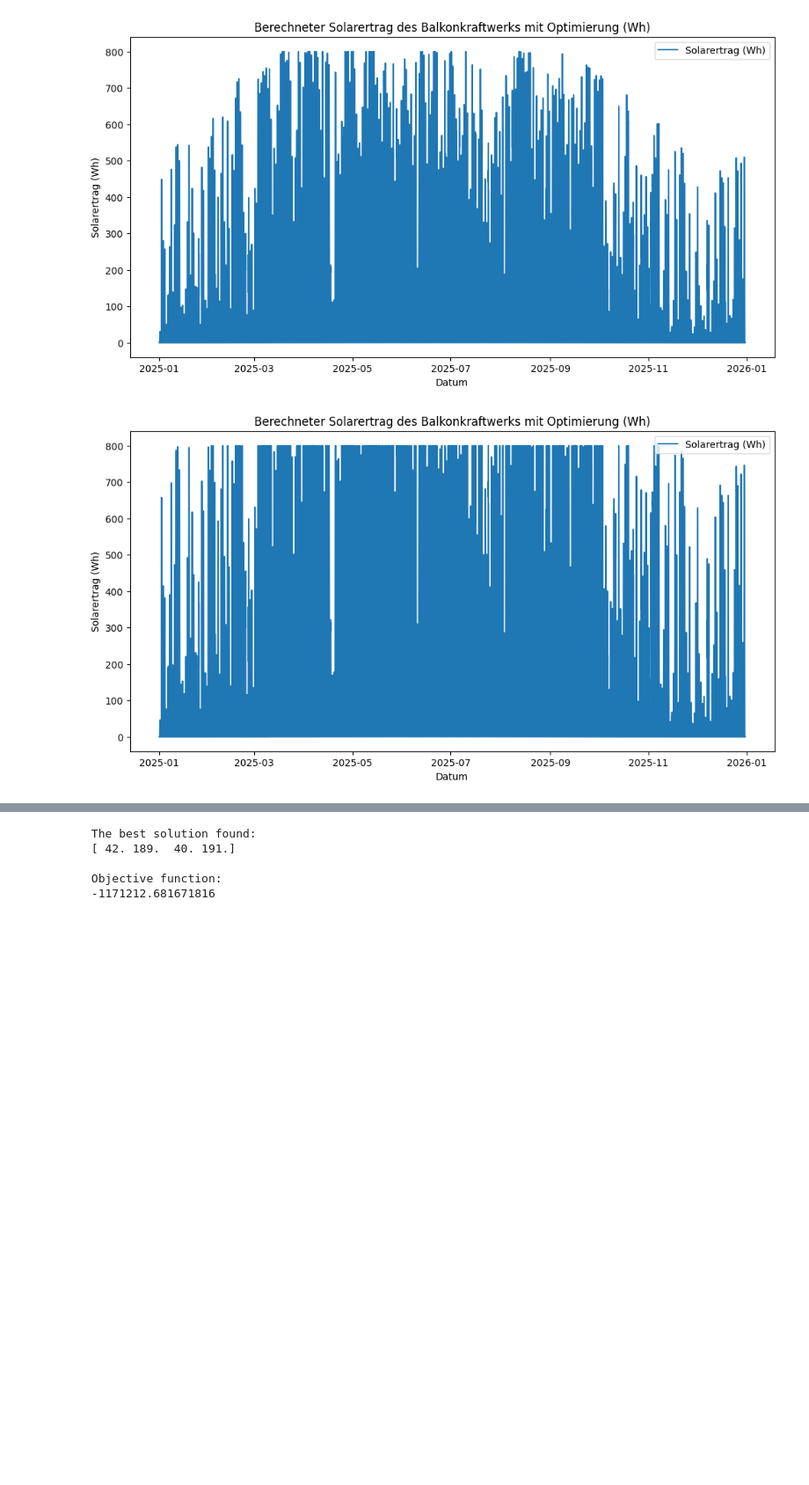
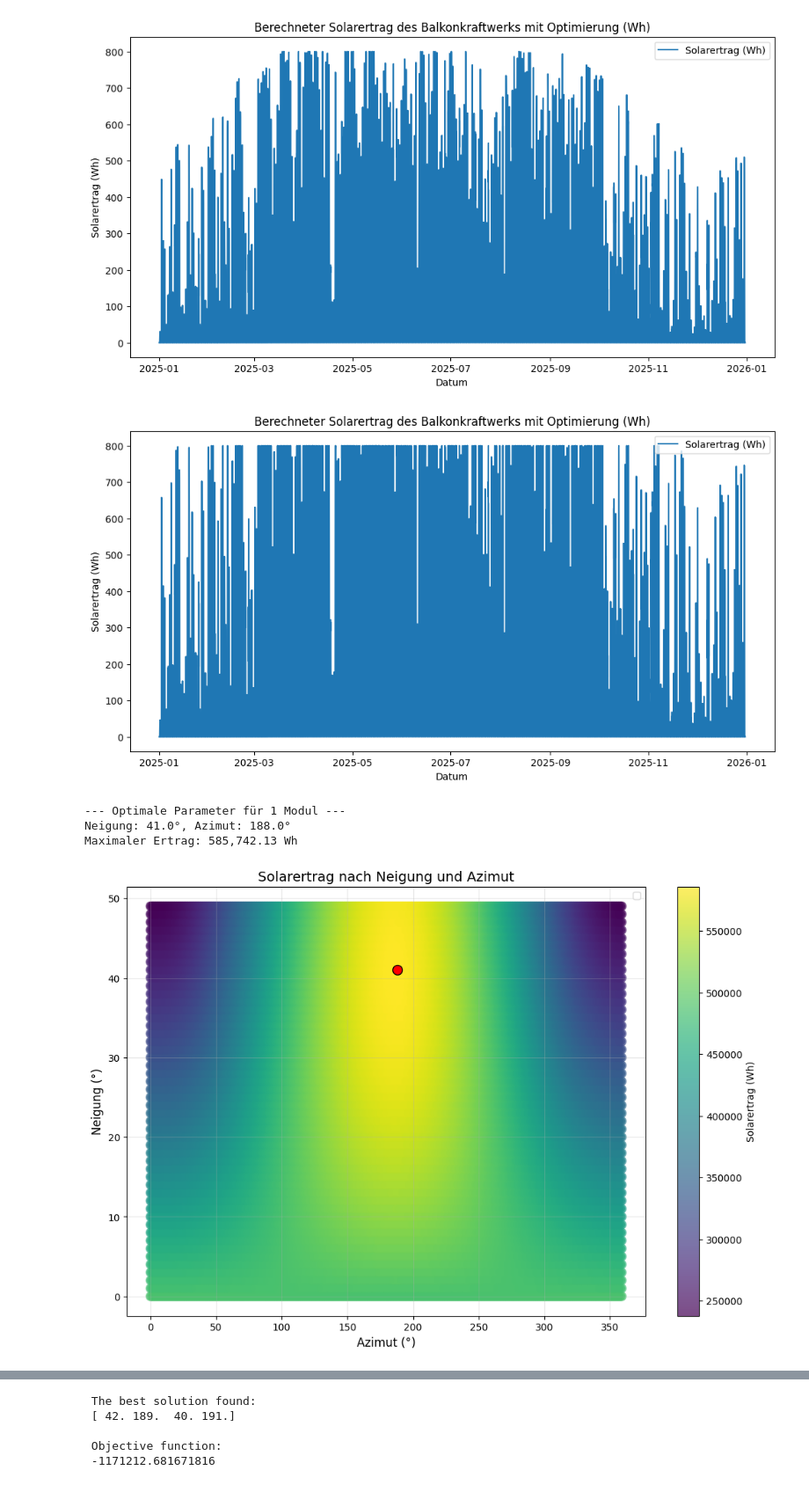
Before and after one commit to tomku44/Stackfuel-DPP, a Jupyter notebook: notebooks/Balkonkraftwerk neuy.ipynb, the cells around one changed output, grey strips where cells are left out. Shown at 88% size. Cells and saved outputs as stored; diff of their text form; code cells hidden in the pictures; blank space fills up the shorter version.

```diff
--- a/notebooks/Balkonkraftwerk neuy.ipynb
+++ b/notebooks/Balkonkraftwerk neuy.ipynb
@@ -401,6 +401,84 @@ for index, row in df_optimal_results_1.iterrows():
 [figure]
 [figure]
 [figure]
+# %%
+from sklearn.model_selection import ParameterGrid
+
+# 1. Definiere die Parameter für 1 Modul (eingeschränkter Bereich für bessere Visualisierung)
+param_grid = {
+    'balkonkraftwerk_tilt': range(0, 50, 1),      # Neigung: 0–50°
+    'balkonkraftwerk_azimuth': range(0, 360, 1), # Azimut: 0°–360°
+    'balkonkraftwerk_fläche': [balkonkraftwerk_fläche],
+    'balkonkraftwerk_wirkungsgrad': [balkonkraftwerk_wirkungsgrad]
+}
+
+# 2. Leere Liste für alle Ergebnisse
+results = []
+
+# 3. Durchläufe alle Kombinationen und speichere Ergebnisse
+for params in ParameterGrid(param_grid):
+    solar_yield = optimize_solar_yield(
+        df.copy(),
+        balkonkraftwerk_tilt=params['balkonkraftwerk_tilt'],
+        balkonkraftwerk_azimuth=params['balkonkraftwerk_azimuth'],
+        balkonkraftwerk_fläche=params['balkonkraftwerk_fläche'],
+        balkonkraftwerk_wirkungsgrad=params['balkonkraftwerk_wirkungsgrad']
+    )
+    results.append({
+        'Neigung': params['balkonkraftwerk_tilt'],
+        'Azimut': params['balkonkraftwerk_azimuth'],
+        'Gesamtertrag_Wh': solar_yield
+    })
+
+# 4. Erstelle DataFrame mit allen Ergebnissen
+df_results = pd.DataFrame(results)
+
+# 5. Finde die beste Kombination
+best_combination = df_results.loc[df_results['Gesamtertrag_Wh'].idxmax()]
+
+# 6. Ergebnisse anzeigen
+print("\n--- Optimale Parameter für 1 Modul ---")
+print(f"Neigung: {best_combination['Neigung']}°, Azimut: {best_combination['Azimut']}°")
+print(f"Maximaler Ertrag: {best_combination['Gesamtertrag_Wh']:,.2f} Wh")
+
+# 7. Scatter-Plot aller Kombinationen
+plt.figure(figsize=(12, 8))
+scatter = plt.scatter(
+    df_results['Azimut'],          # x-Achse: Azimut
+    df_results['Neigung'],         # y-Achse: Neigung
+    c=df_results['Gesamtertrag_Wh'], # Farbe: Solarertrag
+    cmap='viridis',                # Farbmap (viridis, plasma, magma)
+    s=100,                         # Punktgröße
+    alpha=0.7,                     # Transparenz
+    edgecolors='none'              # Keine Ränder
+)
+
+# 8. Markiere die beste Kombination
+plt.scatter(
+    best_combination['Azimut'],
+    best_combination['Neigung'],
+    edgecolors='black',            # Schwarzer Rand
+    linewidth=1,
+    c='red',                       # Rot für beste Kombination
+    s=100,                         # Größerer Punkt
+
+)
+
+# 9. Titel und Achsen
+plt.title('Solarertrag nach Neigung und Azimut', fontsize=14)
+plt.xlabel('Azimut (°)', fontsize=12)
+plt.ylabel('Neigung (°)', fontsize=12)
+plt.colorbar(scatter, label='Solarertrag (Wh)')  # Farbbar
+
+# 10. Grid und Legende
+plt.grid(True, alpha=0.3)
+plt.legend()
+plt.show()
+# %% [output]
+--- Optimale Parameter für 1 Modul ---
+Neigung: 41.0°, Azimut: 188.0°
+Maximaler Ertrag: 585,742.13 Wh
+[figure, added]
 # %%
 # 1. DataFrame mit den stündlichen Werten für alle drei Flächen erstellen
 df_combined = pd.DataFrame(index=df.index)
```
Also changed, not shown: parts of 5 cells of this notebook.
